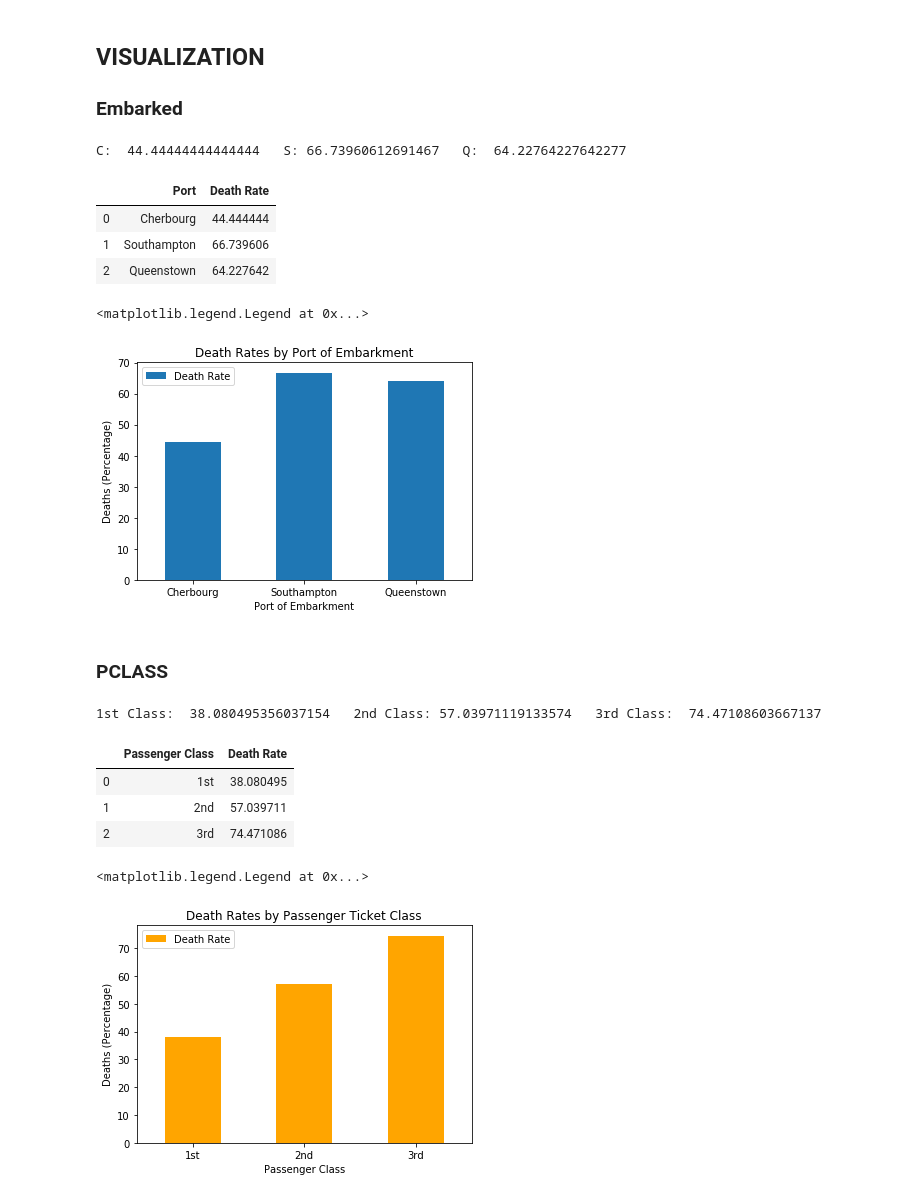
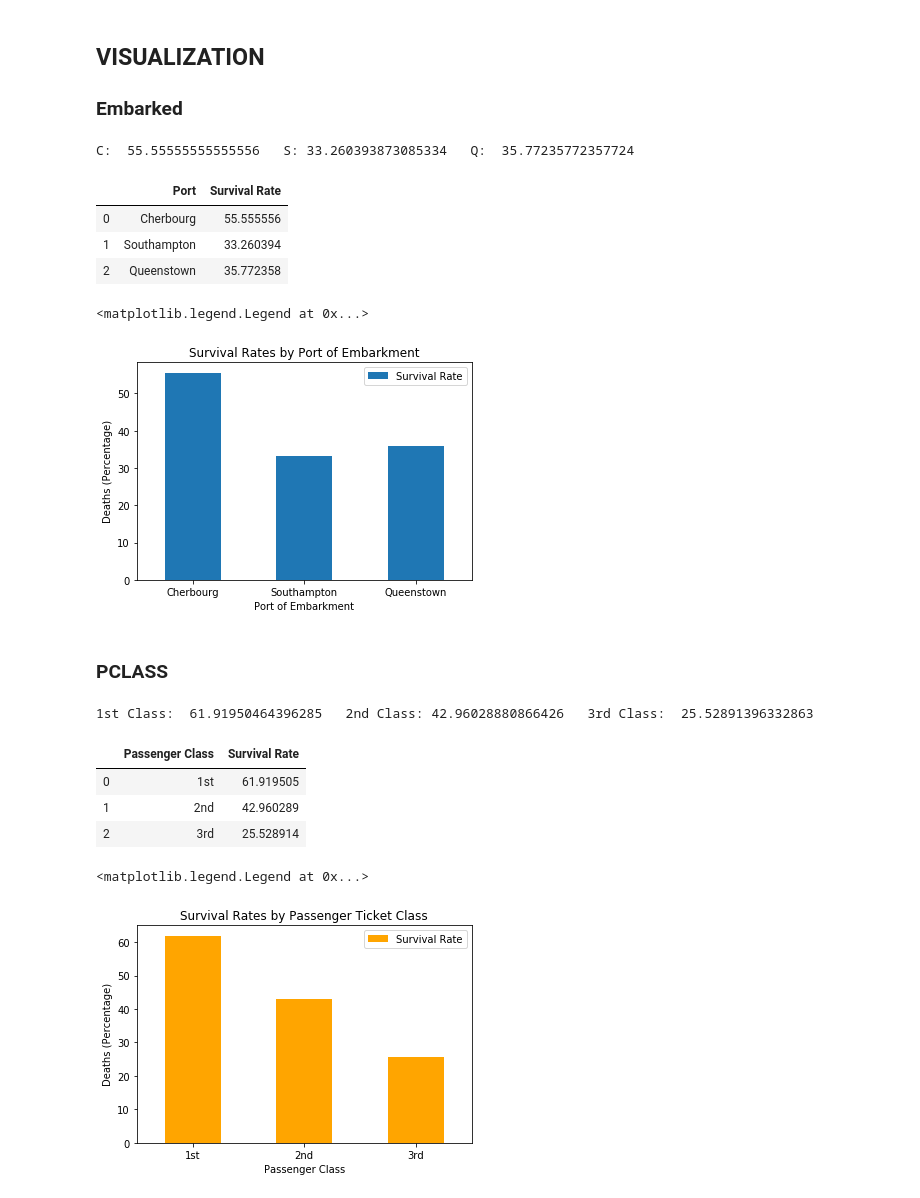
Before and after one commit to swarrier16/Titanic_Analysis, a Jupyter notebook: titanic_visualizations.ipynb, the cells around one changed output. Drawn from its saved outputs; the diff is of its cells as text; code cells hidden in the pictures.

Commit message:
updated death rate to survival rate

```diff
--- a/titanic_visualizations.ipynb
+++ b/titanic_visualizations.ipynb
@@ -33,22 +33,22 @@ ccounter = 0
 scounter = 0
 qcounter = 0
 
-c_not_survived = df.loc[(df['embarked']== 'C') & (df['survived'] == 0)]
+c_survived = df.loc[(df['embarked']== 'C') & (df['survived'] == 1)]
 c = df.loc[(df['embarked']== 'C')]
 
-s_not_survived = df.loc[(df['embarked']== 'S') & (df['survived'] == 0)]
+s_survived = df.loc[(df['embarked']== 'S') & (df['survived'] == 1)]
 s = df.loc[(df['embarked']== 'S')]
 
-q_not_survived = df.loc[(df['embarked']== 'Q') & (df['survived'] == 0)]
+q_survived = df.loc[(df['embarked']== 'Q') & (df['survived'] == 1)]
 q = df.loc[(df['embarked']== 'Q')]
 
-for item in c_not_survived['embarked']:
+for item in c_survived['embarked']:
     ccounter += 1
 
-for item in s_not_survived['embarked']:
+for item in s_survived['embarked']:
     scounter += 1
 
-for item in q_not_survived['embarked']:
+for item in q_survived['embarked']:
     qcounter += 1
 
 cfinal = (ccounter/ len(c) * 100)
@@ -58,23 +58,23 @@ qfinal = (qcounter/ len(q) * 100)
 print ("C: ", cfinal, " ", "S:", sfinal, " ", "Q: ", qfinal)
 
 data = [['Cherbourg', cfinal], ['Southampton', sfinal], ['Queenstown', qfinal]]
-embarkment = pd.DataFrame(data, columns = ['Port', 'Death Rate'])
+embarkment = pd.DataFrame(data, columns = ['Port', 'Survival Rate'])
 embarkment
 # %% [output]
-C:  44.44444444444444   S: 66.73960612691467   Q:  64.22764227642277
+C:  55.55555555555556   S: 33.260393873085334   Q:  35.77235772357724
-|  | Port | Death Rate |
-| 0 | Cherbourg | 44.444444 |
-| 1 | Southampton | 66.739606 |
-| 2 | Queenstown | 64.227642 |
+|  | Port | Survival Rate |
+| 0 | Cherbourg | 55.555556 |
+| 1 | Southampton | 33.260394 |
+| 2 | Queenstown | 35.772358 |
 # %%
-ax = embarkment.plot.bar(x='Port', y='Death Rate', rot=0)
+ax = embarkment.plot.bar(x='Port', y='Survival Rate', rot=0)
 plt.ylabel('Deaths (Percentage)')
 plt.xlabel('Port of Embarkment')
-plt.title('Death Rates by Port of Embarkment')
+plt.title('Survival Rates by Port of Embarkment')
 plt.legend()
 # %% [output]
 <matplotlib.legend.Legend at 0x...>
-[figure, old version]
+[figure, new version]
 # %% [markdown]
 ### PCLASS
 # %%
@@ -82,22 +82,22 @@ p1counter = 0
 p2counter = 0
 p3counter = 0
 
-p1_not_survived = df.loc[(df['pclass']== 1) & (df['survived'] == 0)]
+p1_survived = df.loc[(df['pclass']== 1) & (df['survived'] == 1)]
 p1 = df.loc[(df['pclass']== 1)]
 
-p2_not_survived = df.loc[(df['pclass']== 2) & (df['survived'] == 0)]
+p2_survived = df.loc[(df['pclass']== 2) & (df['survived'] == 1)]
 p2 = df.loc[(df['pclass']== 2)]
 
-p3_not_survived = df.loc[(df['pclass']== 3) & (df['survived'] == 0)]
+p3_survived = df.loc[(df['pclass']== 3) & (df['survived'] == 1)]
 p3 = df.loc[(df['pclass']== 3)]
 
-for item in p1_not_survived['pclass']:
+for item in p1_survived['pclass']:
     p1counter += 1
 
-for item in p2_not_survived['pclass']:
+for item in p2_survived['pclass']:
     p2counter += 1
 
-for item in p3_not_survived['pclass']:
+for item in p3_survived['pclass']:
     p3counter += 1
 
 p1final = (p1counter/ len(p1) * 100)
@@ -107,20 +107,20 @@ p3final = (p3counter/ len(p3) * 100)
 print ("1st Class: ", p1final, " ", "2nd Class:", p2final, " ", "3rd Class: ", p3final)
 
 data = [['1st', p1final], ['2nd', p2final], ['3rd', p3final]]
-pclass = pd.DataFrame(data, columns = ['Passenger Class', 'Death Rate'])
+pclass = pd.DataFrame(data, columns = ['Passenger Class', 'Survival Rate'])
 pclass
 # %% [output]
-1st Class:  38.080495356037154   2nd Class: 57.03971119133574   3rd Class:  74.47108603667137
+1st Class:  61.91950464396285   2nd Class: 42.96028880866426   3rd Class:  25.52891396332863
-|  | Passenger Class | Death Rate |
-| 0 | 1st | 38.080495 |
-| 1 | 2nd | 57.039711 |
-| 2 | 3rd | 74.471086 |
+|  | Passenger Class | Survival Rate |
+| 0 | 1st | 61.919505 |
+| 1 | 2nd | 42.960289 |
+| 2 | 3rd | 25.528914 |
 # %%
-bx = pclass.plot.bar(x='Passenger Class', y='Death Rate', rot=0, color = 'orange')
+bx = pclass.plot.bar(x='Passenger Class', y='Survival Rate', rot=0, color = 'orange')
 plt.ylabel('Deaths (Percentage)')
 plt.xlabel('Passenger Class')
-plt.title('Death Rates by Passenger Ticket Class')
+plt.title('Survival Rates by Passenger Ticket Class')
 plt.legend()
 # %% [output]
 <matplotlib.legend.Legend at 0x...>
-[figure, old version]
+[figure, new version]
```
